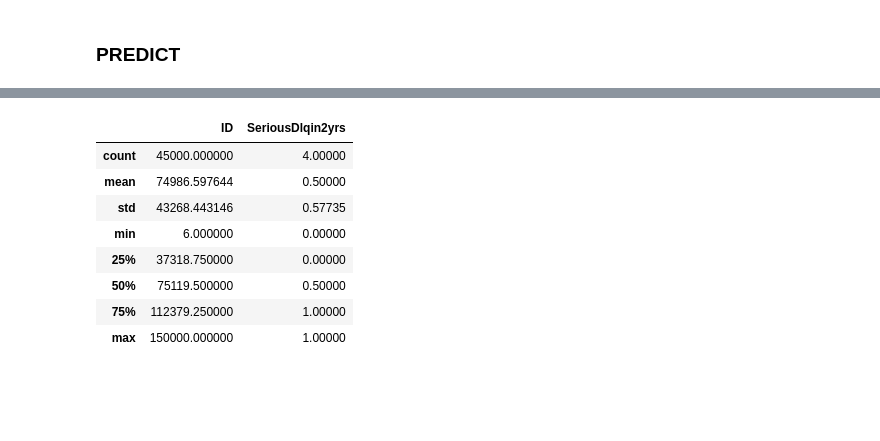
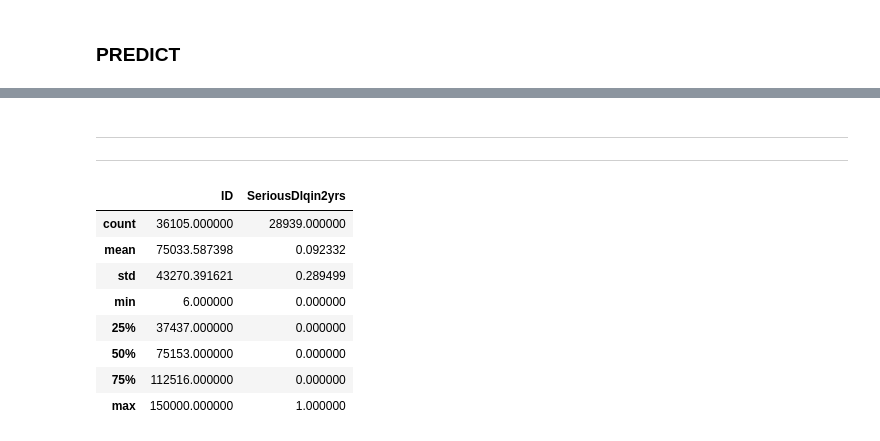
Before and after one commit to diegogerwig/Kaggle, a Jupyter notebook: TheBridge/show_me_the_money/show_me_the_money.ipynb, the cells around one changed output, grey strips where cells are left out. Drawn from its saved outputs; the diff is of its cells as text; code cells hidden in the pictures; blank space fills up the shorter version.

```diff
--- a/TheBridge/show_me_the_money/show_me_the_money.ipynb
+++ b/TheBridge/show_me_the_money/show_me_the_money.ipynb
@@ -147,0 +276,5 @@ predicciones = np.array([ 1,1,0,0])
+# %%
+dte.dropna(inplace=True)
+
+# median_values = dte.median()
+# dte = dte.fillna(median_values)
@@ -147,0 +317,10 @@ predicciones = np.array([ 1,1,0,0])
+# %%
+X_dte = dte
+# %%
+scaler = StandardScaler()
+
+X_dte_scal = scaler.fit_transform(X_dte)
+
+y_dte = log_r.predict(X_dte)
+# %%
+y_dte = pd.DataFrame(y_dte, columns=['SeriousDlqin2yrs'])
@@ -148,19 +336,21 @@ predicciones = np.array([ 1,1,0,0])
+# %% [markdown]
+---
+---
 # %%
 dsol = pd.DataFrame()
 dsol['ID'] = dte['ID']
-dsol2 = pd.DataFrame(predicciones, columns=['SeriousDlqin2yrs'])
-dsol = pd.concat([dsol, dsol2], axis=1)
+dsol['SeriousDlqin2yrs'] = y_dte['SeriousDlqin2yrs']
 dsol.describe()
 # %% [output]
 |  | ID | SeriousDlqin2yrs |
-| count | 45000.000000 | 4.00000 |
-| mean | 74986.597644 | 0.50000 |
-| std | 43268.443146 | 0.57735 |
-| min | 6.000000 | 0.00000 |
-| 25% | 37318.750000 | 0.00000 |
-| 50% | 75119.500000 | 0.50000 |
-| 75% | 112379.250000 | 1.00000 |
-| max | 150000.000000 | 1.00000 |
+| count | 36105.000000 | 28939.000000 |
+| mean | 75033.587398 | 0.092332 |
+| std | 43270.391621 | 0.289499 |
+| min | 6.000000 | 0.000000 |
+| 25% | 37437.000000 | 0.000000 |
+| 50% | 75153.000000 | 0.000000 |
+| 75% | 112516.000000 | 0.000000 |
+| max | 150000.000000 | 1.000000 |
 # %%
 import csv
 import os
```
Also changed, not shown: parts of 22 cells of this notebook, 10 other files.
